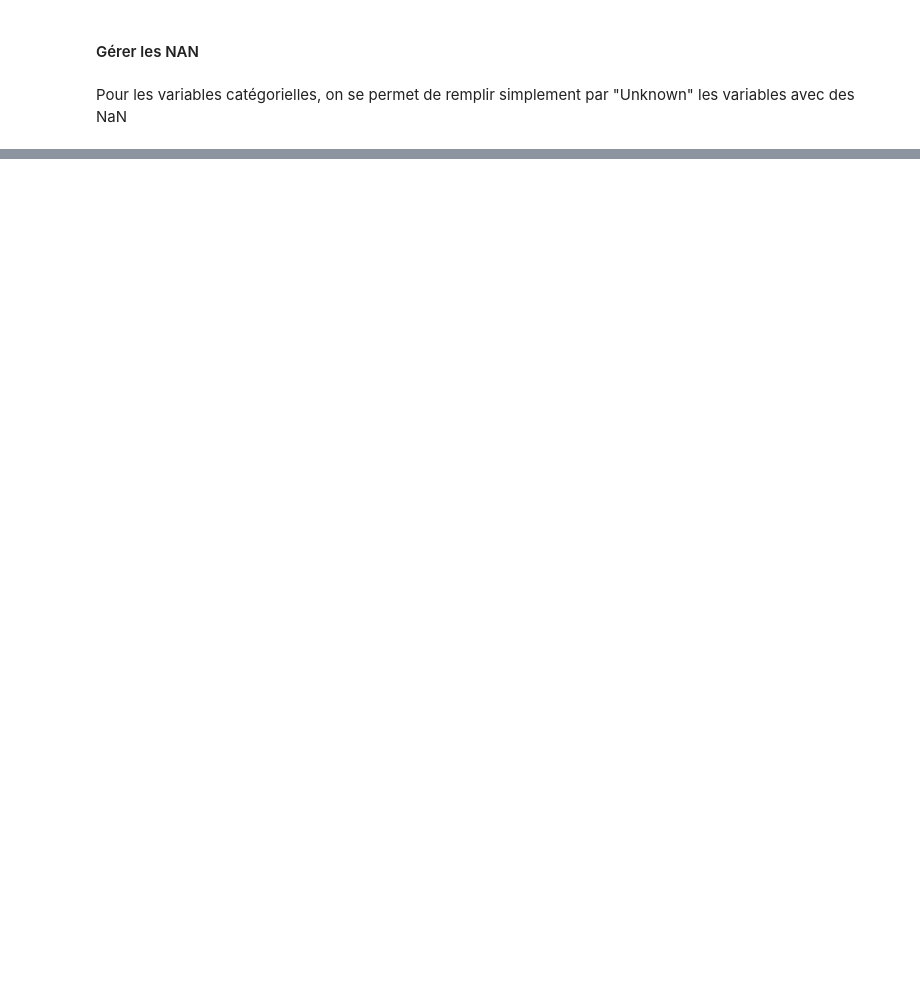
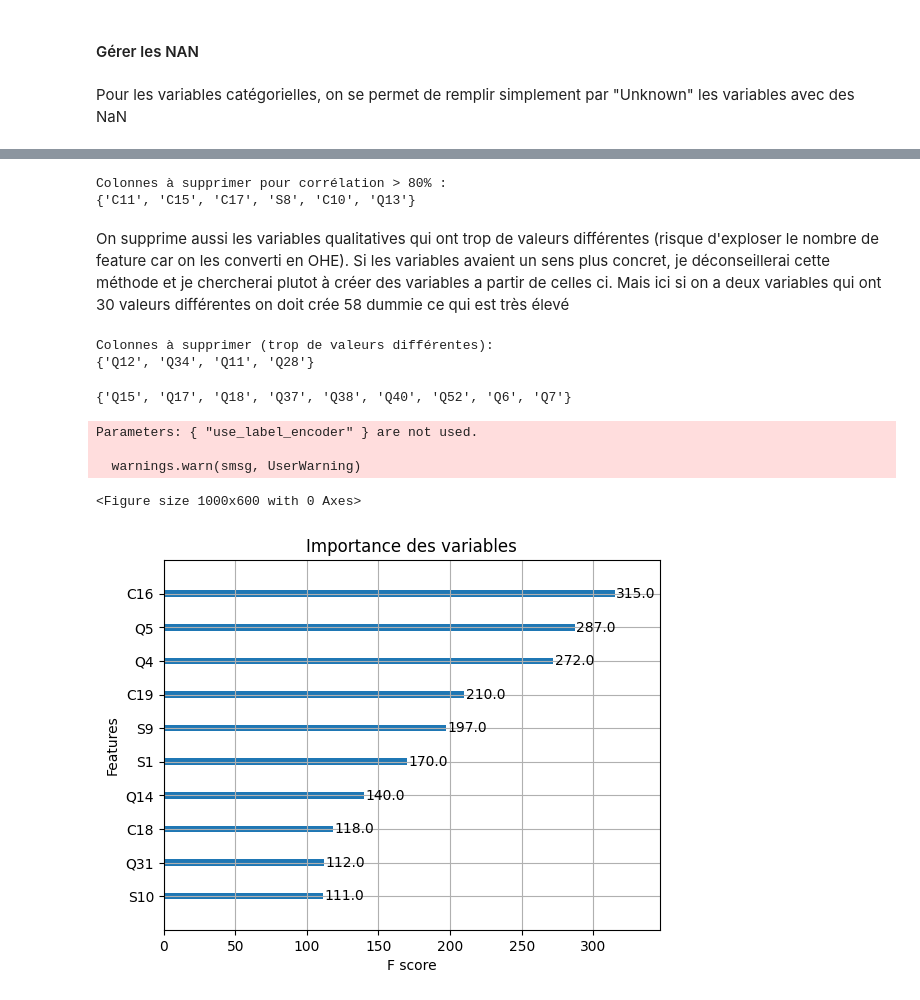
Before and after one commit to QMoayedpour/SGProject, a Jupyter notebook: ntbk/main.ipynb, the cells around one changed output, grey strips where cells are left out. Drawn from its saved outputs; the diff is of its cells as text; code cells hidden in the pictures; blank space fills up the shorter version.

Commit message:
add metrics and 1st model (not a good one)

```diff
--- a/ntbk/main.ipynb
+++ b/ntbk/main.ipynb
@@ -155,0 +182,35 @@ Quantitative
+# %%
+to_drop_corr = set()
+
+for i in range(len(cov_matrix.columns)):
+    for j in range(i + 1, len(cov_matrix.columns)):
+        if abs(cov_matrix.iloc[i, j]) > 0.8:
+            colname_1 = cov_matrix.columns[j]
+            colname_2 = cov_matrix.columns[i]
+            argmin = np.argmin(np.abs(df[[colname_1, colname_2, "TARGET"]].corr().to_numpy()[-1,:2]))
+            colname = colname_1 if argmin==0 else colname_2
+            to_drop_corr.add(colname)
+
+print("Colonnes à supprimer pour corrélation > 80% :")
+print(to_drop_corr)
+# %% [output]
+Colonnes à supprimer pour corrélation > 80% :
+{'C11', 'C15', 'C17', 'S8', 'C10', 'Q13'}
+# %% [markdown]
+On supprime aussi les variables qualitatives qui ont trop de valeurs différentes (risque d'exploser le nombre de feature car on les converti en OHE). Si les variables avaient un sens plus concret, je déconseillerai cette méthode et je chercherai plutot à créer des variables a partir de celles ci. Mais ici si on a deux variables qui ont 30 valeurs différentes on doit crée 58 dummie ce qui est très élevé
+# %%
+to_drop_uni = set()
+
+for col in types[1]:
+    n_unique = df[col].nunique()
+    if n_unique>10:
+        to_drop_uni.add(col)
+
+print("Colonnes à supprimer (trop de valeurs différentes):")
+print(to_drop_uni)
+# %% [output]
+Colonnes à supprimer (trop de valeurs différentes):
+{'Q12', 'Q34', 'Q11', 'Q28'}
+# %%
+for colname in types[-1]:
+    df[colname] = df[colname].dt.quarter
@@ -155,0 +224,37 @@ Quantitative
+# %%
+to_drop_nan
+# %% [output]
+{'Q15', 'Q17', 'Q18', 'Q37', 'Q38', 'Q40', 'Q52', 'Q6', 'Q7'}
+# %%
+to_drop = to_drop_corr.union(to_drop_nan).union(to_drop_uni)
+# %%
+X = df.drop(columns=['TARGET', 'COD_INSEE', 'COD_IRIS', 'ID'])
+X = X.drop(to_drop, axis=1)
+y = df['TARGET']
+X_encoded = pd.get_dummies(X, drop_first=True)
+
+X_train, X_test, y_train, y_test = train_test_split(X_encoded, y, test_size=0.2, stratify=y, random_state=42)
+
+scale_pos_weight = y_train.value_counts()[0] / y_train.value_counts()[1]
+
+model = XGBClassifier(scale_pos_weight=scale_pos_weight,
+                      objective='binary:logistic',
+                      eval_metric='auc',
+                      use_label_encoder=False,
+                      enable_categorical=True)
+
+model.fit(X_train, y_train)
+
+y_pred = model.predict(X_test)
+y_pred_prob = model.predict_proba(X_test)[:, 1]
+
+plt.figure(figsize=(10, 6))
+plot_importance(model, max_num_features=10, importance_type='weight')
+plt.title("Importance des variables")
+plt.show()
+# %% [output]
+Parameters: { "use_label_encoder" } are not used.
+
+  warnings.warn(smsg, UserWarning)
+<Figure size 1000x600 with 0 Axes>
+[figure, added]
```
Also changed, not shown: parts of 14 cells of this notebook, 2 other files.
